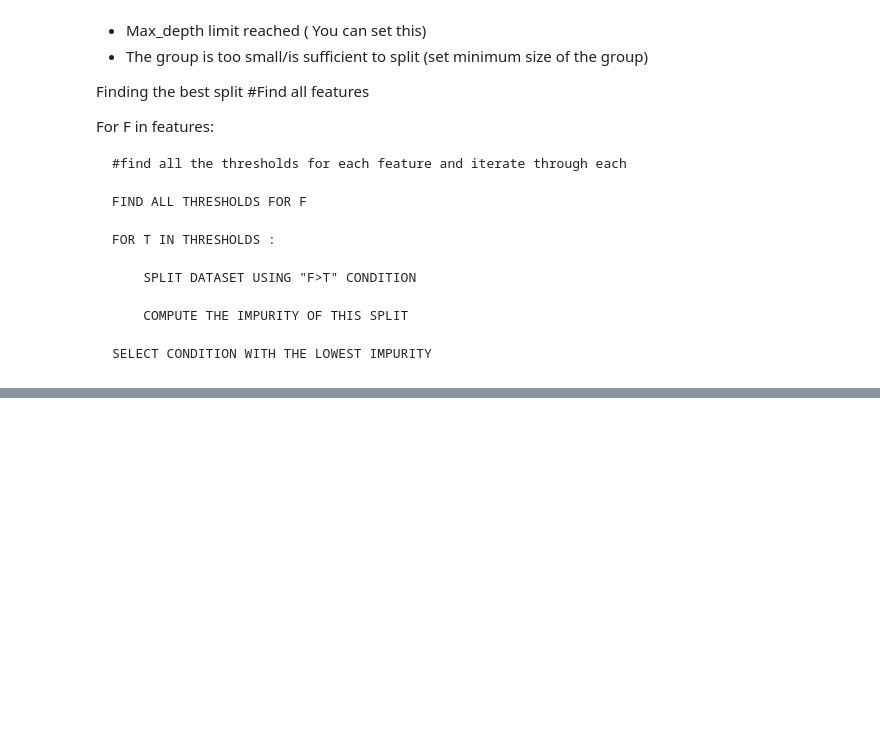
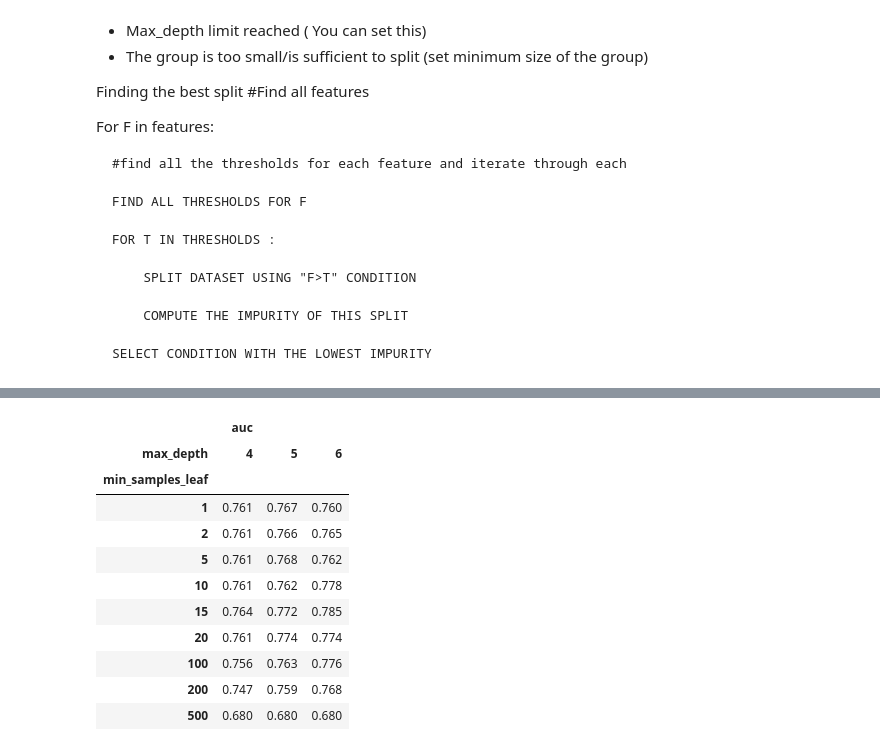
Before and after one commit to Gachaupatrick/ml_zoomcamp, a Jupyter notebook: 06-Trees/credit-risk.ipynb, the cells around one changed output, grey strips where cells are left out. Cells and saved outputs as stored; diff of their text form; code cells hidden in the pictures; blank space fills up the shorter version.

```diff
--- a/06-Trees/credit-risk.ipynb
+++ b/06-Trees/credit-risk.ipynb
@@ -657,0 +666,13 @@ For F in features:
+# %%
+for d in [1,2,3,4,5,6,10,15,20,None]:
+    dt = DecisionTreeClassifier(max_depth=d)
+    dt.fit(X_train, y_train)
+
+    y_pred = dt.predict_proba(X_val)[:,1]
+    auc = roc_auc_score(y_val, y_pred)
+
+    print('%4s -> %.3f' % (d, auc)) #the 4 in %4s is for formatting, it means that the number will be printed in a field of 4 characters wide with better alignment.
+
+
+    #the depth between 4 and 6 seems to be the best for this dataset. The model is not overfitting, but it is also not underfitting.
+    #We go with 4 so that it is not too deep, easier to read & interpret.
@@ -657,0 +749,16 @@ For F in features:
+# %%
+df_scores_pivot =df_scores.pivot(index='min_samples_leaf', columns='max_depth', values=['auc'])
+df_scores_pivot.round(3)
+# %% [output]
+|  | auc |  |  |
+| max_depth | 4 | 5 | 6 |
+| min_samples_leaf |  |  |  |
+| 1 | 0.761 | 0.767 | 0.760 |
+| 2 | 0.761 | 0.766 | 0.765 |
+| 5 | 0.761 | 0.768 | 0.762 |
+| 10 | 0.761 | 0.762 | 0.778 |
+| 15 | 0.764 | 0.772 | 0.785 |
+| 20 | 0.761 | 0.774 | 0.774 |
+| 100 | 0.756 | 0.763 | 0.776 |
+| 200 | 0.747 | 0.759 | 0.768 |
+| 500 | 0.680 | 0.680 | 0.680 |
```
Also changed, not shown: parts of 17 cells of this notebook.
